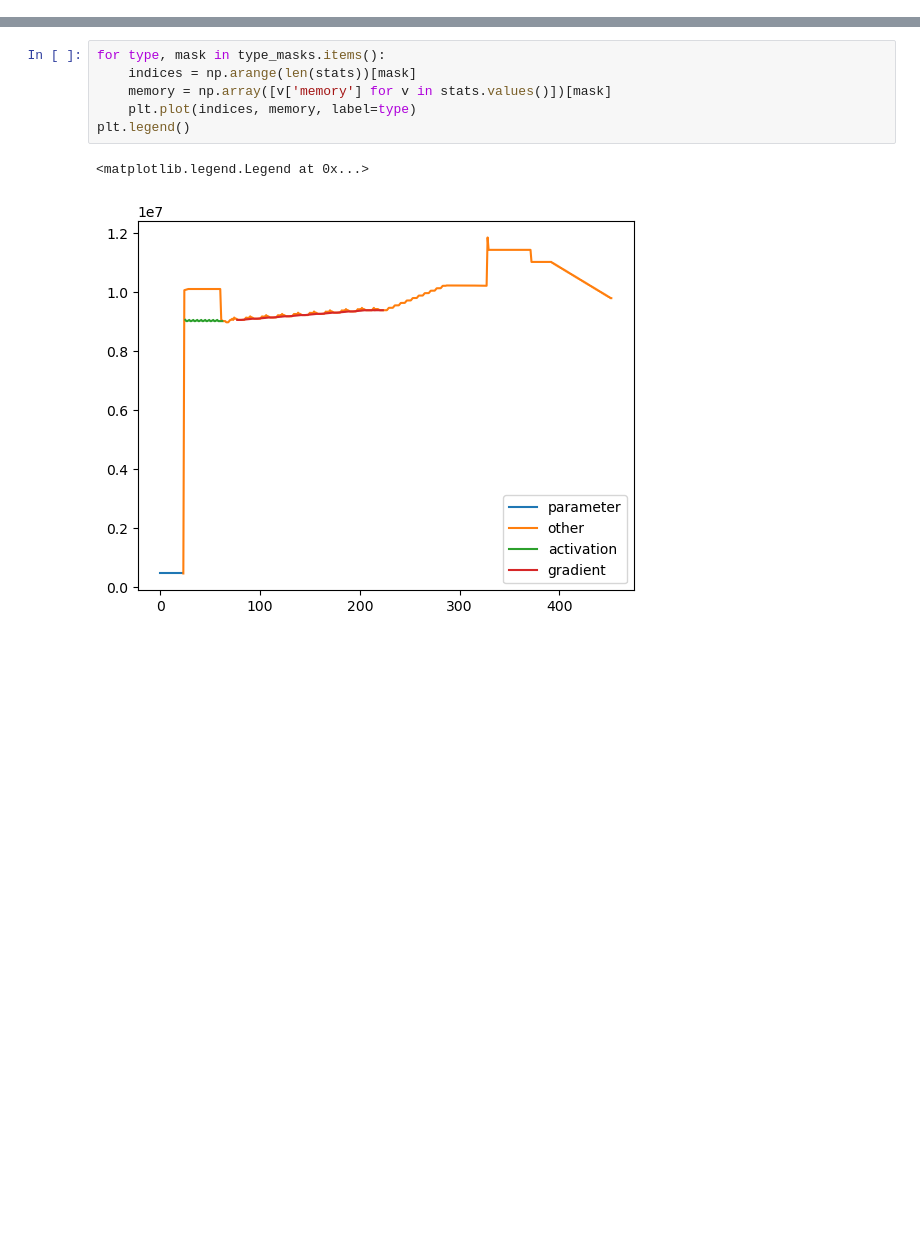
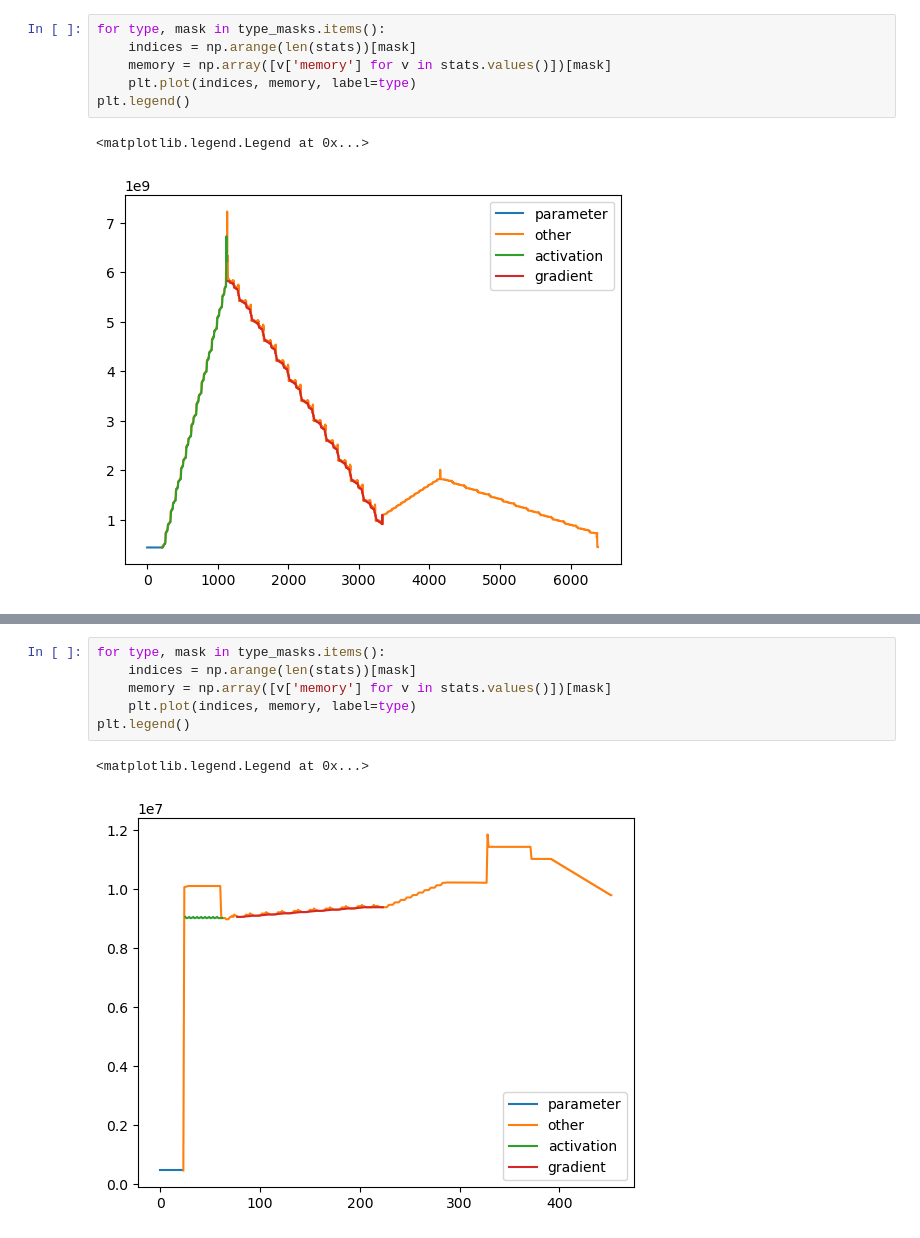
Before and after one commit to DennisD1122/cs265-mlsys-2024, a Jupyter notebook: analysis.ipynb, the cells around one changed output, grey strips where cells are left out. Drawn from its saved outputs; the diff is of its cells as text; blank space fills up the shorter version.

```diff
--- a/analysis.ipynb
+++ b/analysis.ipynb
@@ -23,0 +43,9 @@ array([0, 1, 2, 3, 4, 5, 6, 7, 8, 9])
+# %%
+for type, mask in type_masks.items():
+    indices = np.arange(len(stats))[mask]
+    memory = np.array([v['memory'] for v in stats.values()])[mask]
+    plt.plot(indices, memory, label=type)
+plt.legend()
+# %% [output]
+<matplotlib.legend.Legend at 0x...>
+[figure, added]
```
Also changed, not shown: parts of 12 cells of this notebook, 6 other files.
